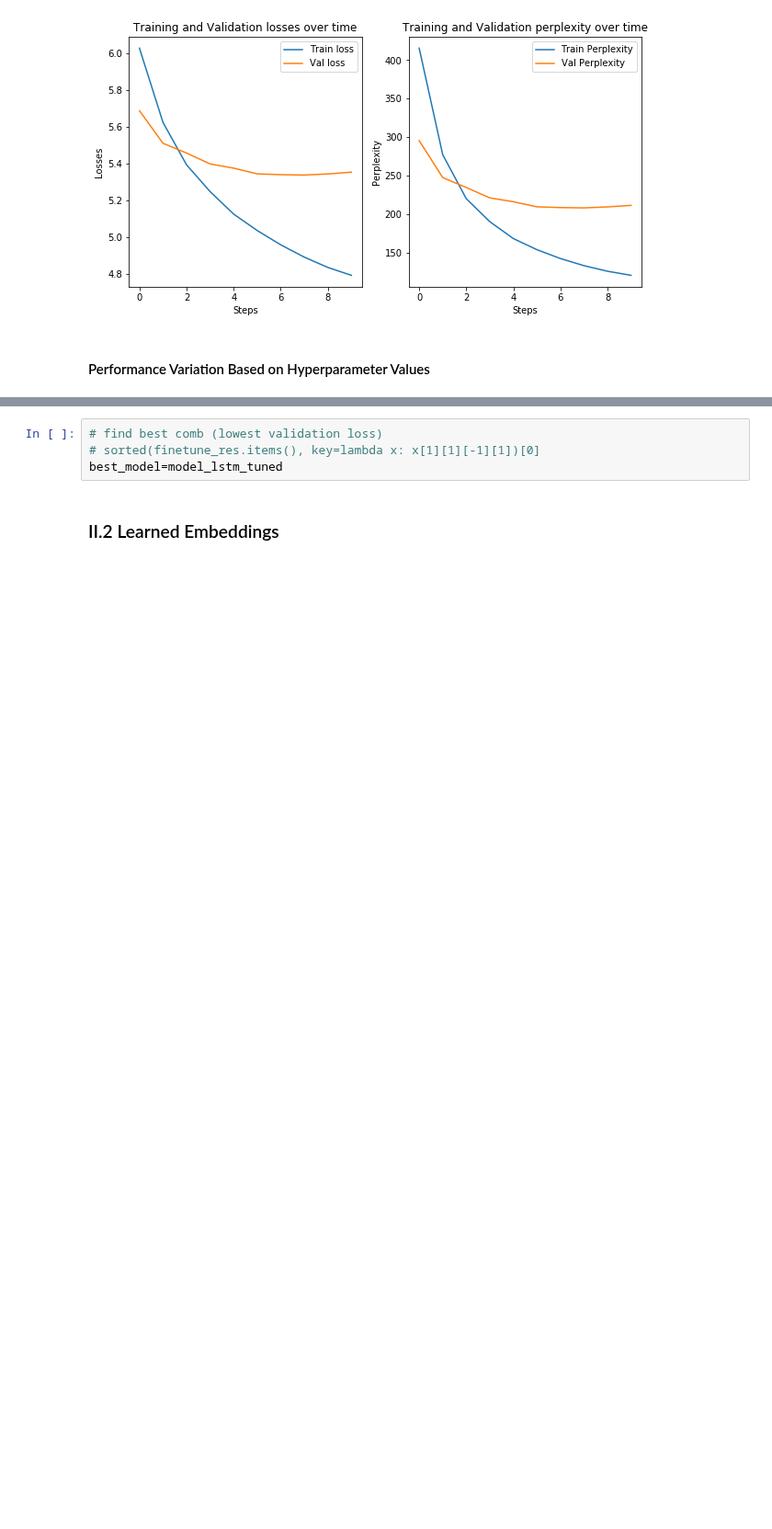
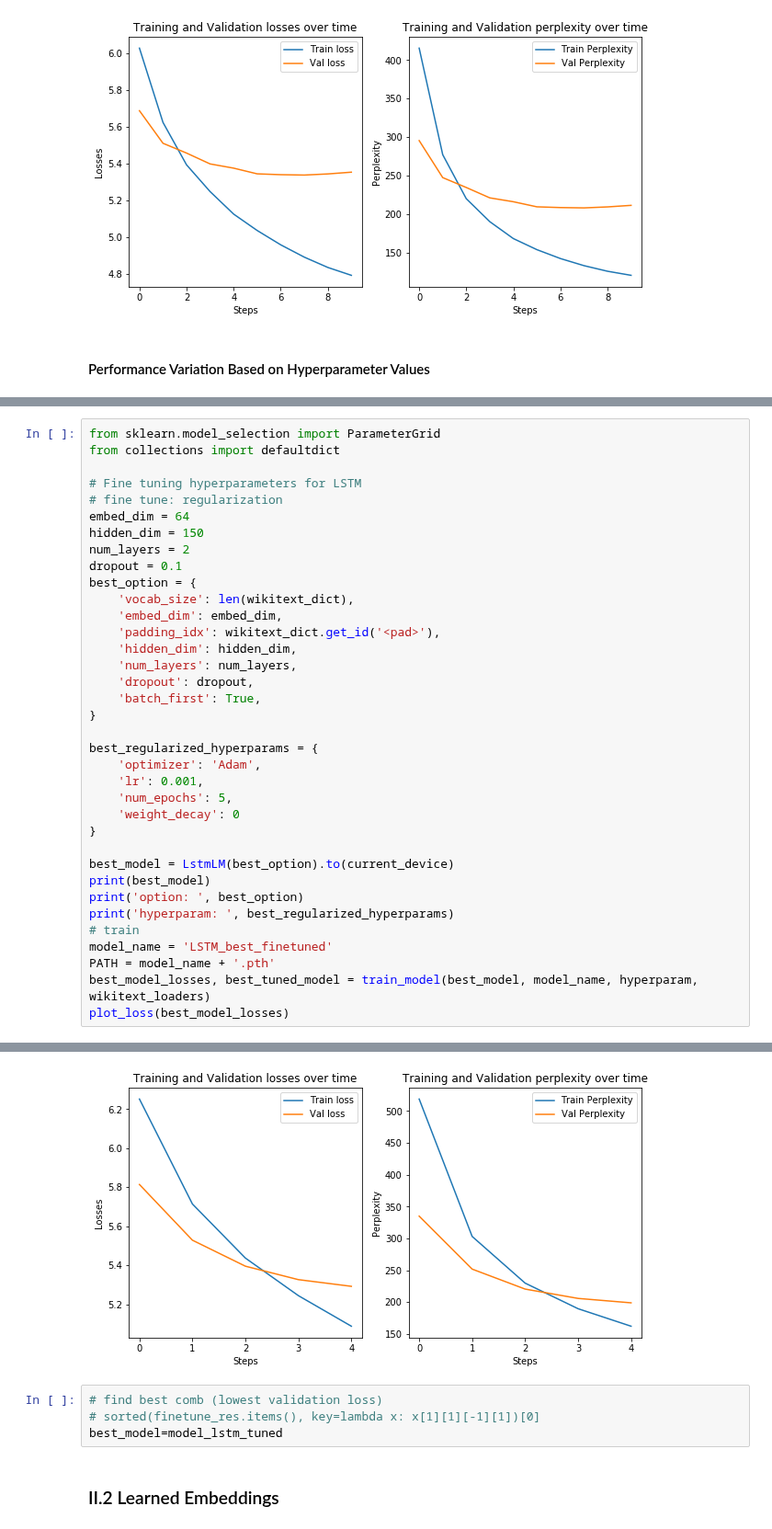
Before and after one commit to nimiw0821/DS-GA_1011_NLP, a Jupyter notebook: HW2/lm_homework.ipynb, the cells around one changed output, grey strips where cells are left out. Shown at 92% size. Saved outputs shown, nothing was run; the diff lists cells and outputs as text; blank space fills up the shorter version.

```diff
--- a/HW2/lm_homework.ipynb
+++ b/HW2/lm_homework.ipynb
@@ -634,0 +636,37 @@ plot_loss(finetune_lstm_losses)
+# %%
+from sklearn.model_selection import ParameterGrid
+from collections import defaultdict
+
+# Fine tuning hyperparameters for LSTM
+# fine tune: regularization
+embed_dim = 64
+hidden_dim = 150
+num_layers = 2
+dropout = 0.1
+best_option = {
+    'vocab_size': len(wikitext_dict),
+    'embed_dim': embed_dim,
+    'padding_idx': wikitext_dict.get_id('<pad>'),
+    'hidden_dim': hidden_dim,
+    'num_layers': num_layers,
+    'dropout': dropout,
+    'batch_first': True,
+}
+
+best_regularized_hyperparams = {
+    'optimizer': 'Adam',
+    'lr': 0.001,
+    'num_epochs': 5,
+    'weight_decay': 0
+}
+
+best_model = LstmLM(best_option).to(current_device)
+print(best_model)
+print('option: ', best_option)
+print('hyperparam: ', best_regularized_hyperparams)
+# train
+model_name = 'LSTM_best_finetuned'
+PATH = model_name + '.pth'
+best_model_losses, best_tuned_model = train_model(best_model, model_name, hyperparam, wikitext_loaders)
+plot_loss(best_model_losses)
+# %% [output]
@@ -635,3 +690,4 @@ plot_loss(finetune_lstm_losses)
+[figure, added]
 # %%
 # find best comb (lowest validation loss)
 # sorted(finetune_res.items(), key=lambda x: x[1][1][-1][1])[0]
```
Also changed, not shown: parts of 4 cells of this notebook.
